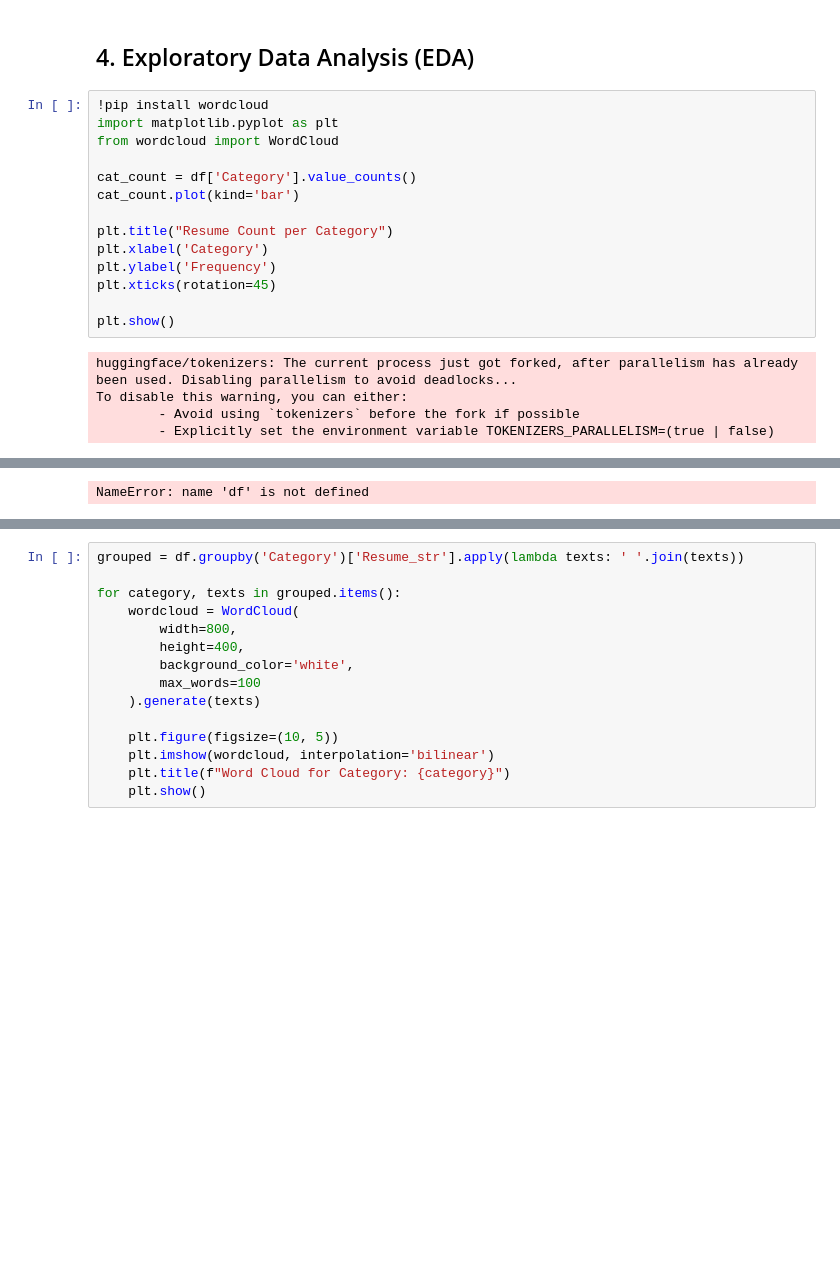
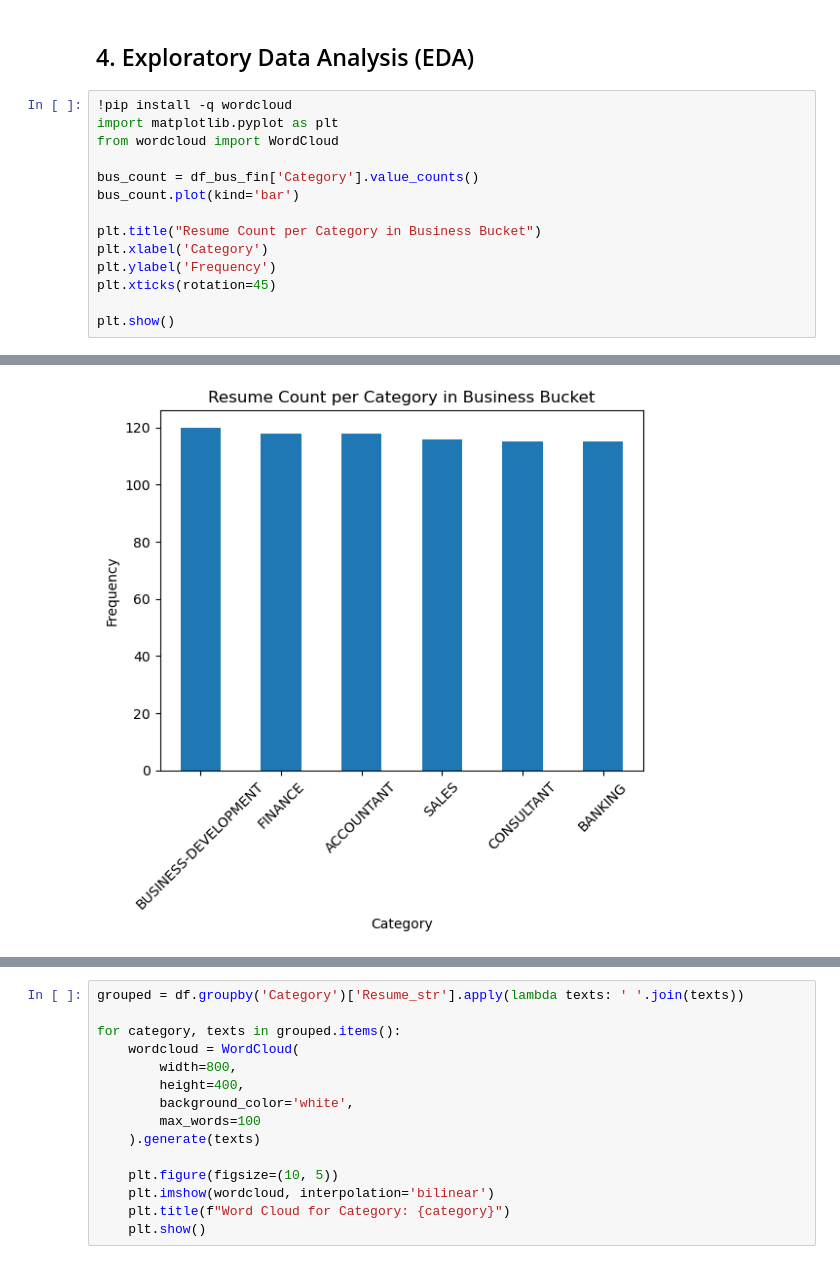
Before and after one commit to henry-AY/ResumeScreening, a Jupyter notebook: Resume_Screening.ipynb, the cells around one changed output, grey strips where cells are left out. Drawn from its saved outputs; the diff is of its cells as text; blank space fills up the shorter version.

Commit message:
Redid the resume category distribution charts per bucket

```diff
--- a/Resume_Screening.ipynb
+++ b/Resume_Screening.ipynb
@@ -82,21 +83,17 @@ df_tech.head()
 # %% [markdown]
 ## 4. Exploratory Data Analysis (EDA)
 # %%
-!pip install wordcloud
+!pip install -q wordcloud
 import matplotlib.pyplot as plt
 from wordcloud import WordCloud
 
-cat_count = df['Category'].value_counts()
-cat_count.plot(kind='bar')
+bus_count = df_bus_fin['Category'].value_counts()
+bus_count.plot(kind='bar')
 
-plt.title("Resume Count per Category")
+plt.title("Resume Count per Category in Business Bucket")
 plt.xlabel('Category')
 plt.ylabel('Frequency')
 plt.xticks(rotation=45)
 
 plt.show()
 # %% [output]
-huggingface/tokenizers: The current process just got forked, after parallelism has already been used. Disabling parallelism to avoid deadlocks...
-To disable this warning, you can either:
-        - Avoid using `tokenizers` before the fork if possible
-        - Explicitly set the environment variable TOKENIZERS_PARALLELISM=(true | false)
@@ -115 +100 @@ Requirement already satisfied: six>=1.5 in /opt/anaconda3/lib/python3.12/site-pa
-NameError: name 'df' is not defined
+[figure, added]
```
Also changed, not shown: parts of 9 cells of this notebook.
